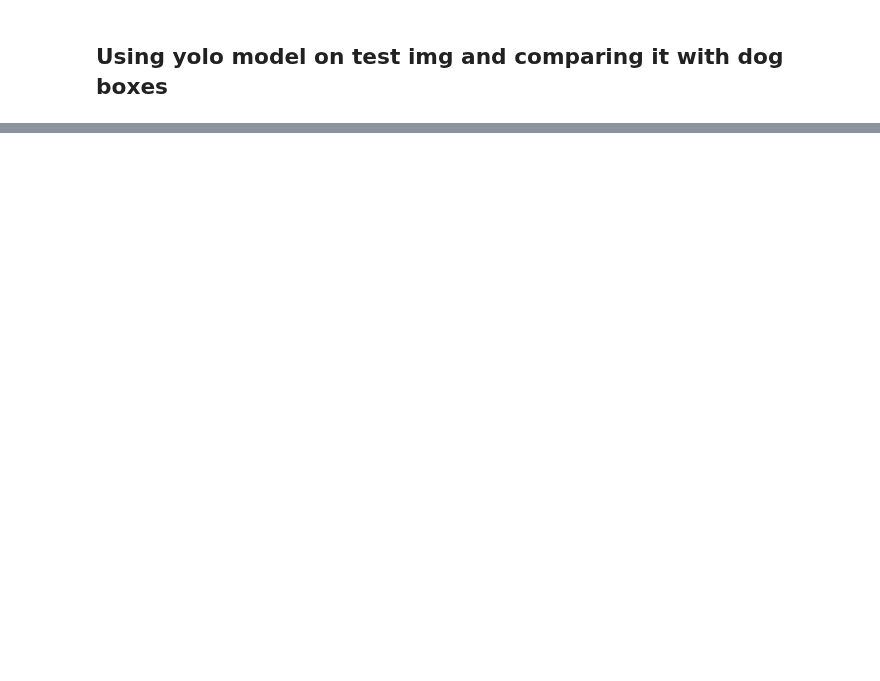
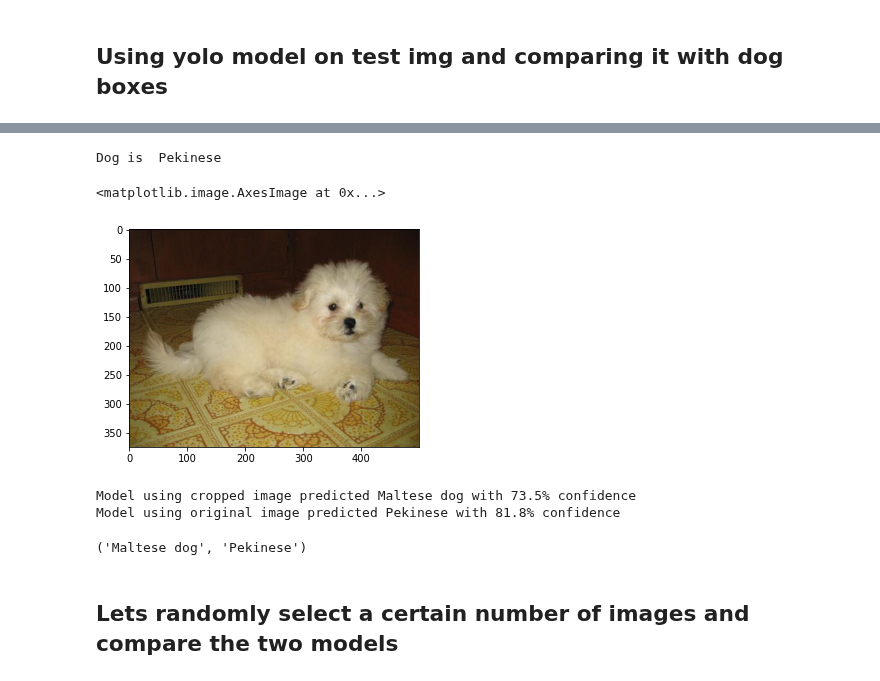
Before and after one commit to Jeremynadal33/classify_stanford_dogs, a Jupyter notebook: optimize_classification_with_yolo.ipynb, the cells around one changed output, grey strips where cells are left out. Drawn from its saved outputs; the diff is of its cells as text; code cells hidden in the pictures; blank space fills up the shorter version.

```diff
--- a/optimize_classification_with_yolo.ipynb
+++ b/optimize_classification_with_yolo.ipynb
@@ -298,0 +349,13 @@ dog 58.46817493438721
+# %%
+specie_nb = 3
+img_nb = 2
+species = os.listdir(input_dir+'sep_images/train')
+
+img = input_dir+'sep_images/train/' + species[specie_nb]+'/'+os.listdir(input_dir+'sep_images/train/'+species[specie_nb])[img_nb]
+
+print('Dog is ', dog_labels[specie_nb])
+plt.imshow(plt.imread(img))
+# %% [output]
+Dog is  Pekinese
+<matplotlib.image.AxesImage at 0x...>
+[figure, added]
@@ -298,0 +397,8 @@ dog 58.46817493438721
+# %%
+predict_dog(img, clf_model, yolo, yolo_labels, dog_labels, compare = True)
+# %% [output]
+Model using cropped image predicted Maltese dog with 73.5% confidence
+Model using original image predicted Pekinese with 81.8% confidence
+('Maltese dog', 'Pekinese')
+# %% [markdown]
+## Lets randomly select a certain number of images and compare the two models
```
Also changed, not shown: parts of 21 cells of this notebook.
